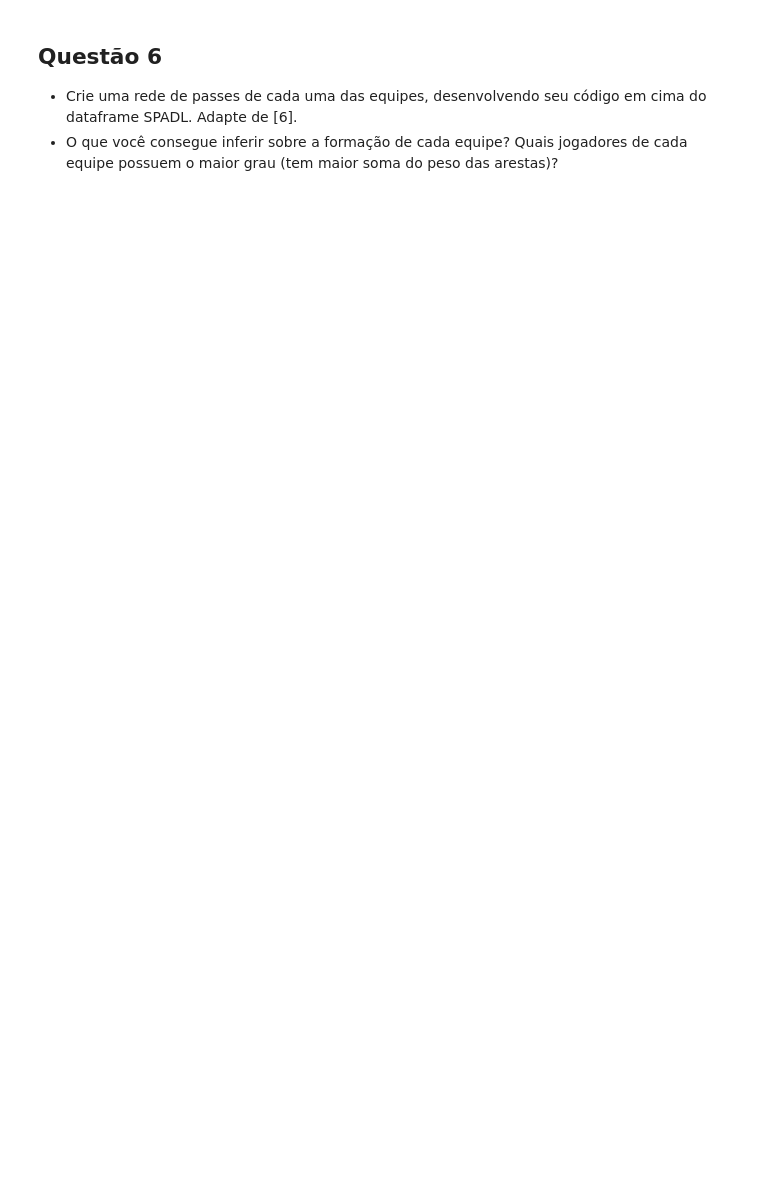
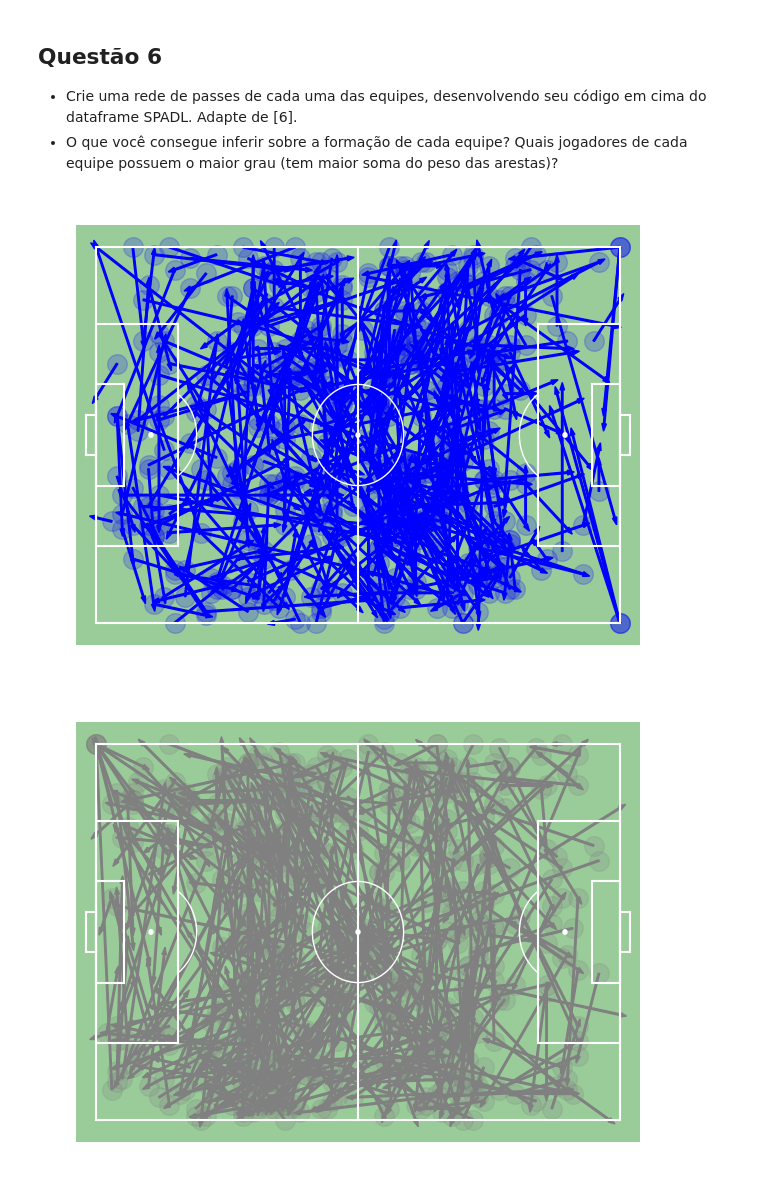
Before and after one commit to lframosferreira/soccer-analytics-notebooks, a Jupyter notebook: atv03/luis_felipe_ramos_ferreira.ipynb, the cells around one changed output. Cells and saved outputs as stored; diff of their text form; code cells hidden in the pictures; blank space fills up the shorter version.

Commit message:
[NEW] noted some data errors, and starting 6

```diff
--- a/atv03/luis_felipe_ramos_ferreira.ipynb
+++ b/atv03/luis_felipe_ramos_ferreira.ipynb
@@ -275,3 +300,18 @@ plt.show()
 ## Questão 6
 - Crie uma rede de passes de cada uma das equipes, desenvolvendo seu código em cima do dataframe SPADL. Adapte de [6].
 - O que você consegue inferir sobre a formação de cada equipe? Quais jogadores de cada equipe possuem o maior grau (tem maior soma do peso das arestas)?
+# %%
+passes: pd.DataFrame = spadl_df.loc[spadl_df["type_name"].isin(
+    ['pass',
+    'cross',
+    'throw_in',
+    'freekick_crossed',
+    'freekick_short',
+    'corner_crossed',
+    'corner_short'])].copy()
+
+barcelona_passes_df: pd.DataFrame = passes.query('team_name == "Barcelona"').copy()
+real_madrid_passes_df: pd.DataFrame = passes.query('team_name == "Real Madrid"').copy()
+# %% [output]
+[figure, added]
+[figure, added]
```
Also changed, not shown: parts of 9 cells of this notebook.
